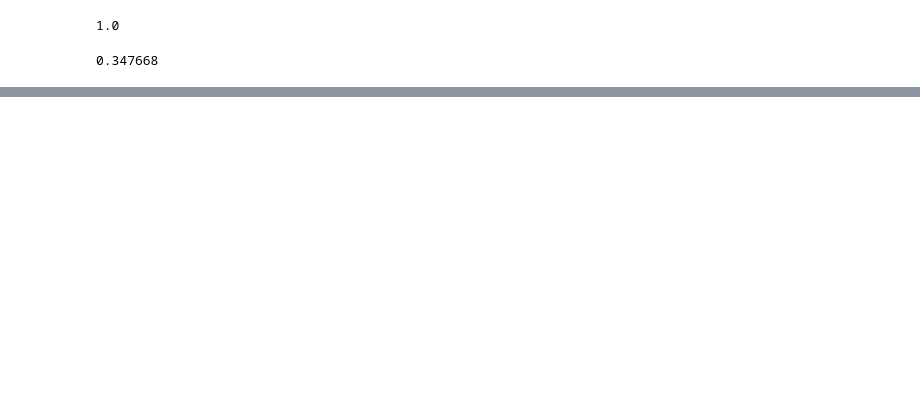
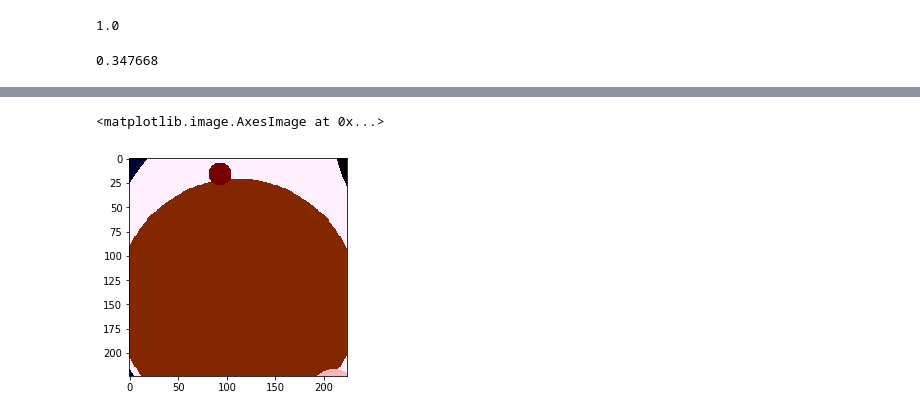
Before and after one commit to jackbenn/shapeifier, a Jupyter notebook: Shapeifier.ipynb, the cells around one changed output, grey strips where cells are left out. Saved outputs shown, nothing was run; the diff lists cells and outputs as text; code cells hidden in the pictures; blank space fills up the shorter version.

```diff
--- a/Shapeifier.ipynb
+++ b/Shapeifier.ipynb
@@ -122,0 +151,5 @@ f.score(model, target)
+# %%
+plt.imshow(p.figures[0].draw())
+# %% [output]
+<matplotlib.image.AxesImage at 0x...>
+[figure, added]
```
Also changed, not shown: parts of 5 cells of this notebook, 2 other files.
